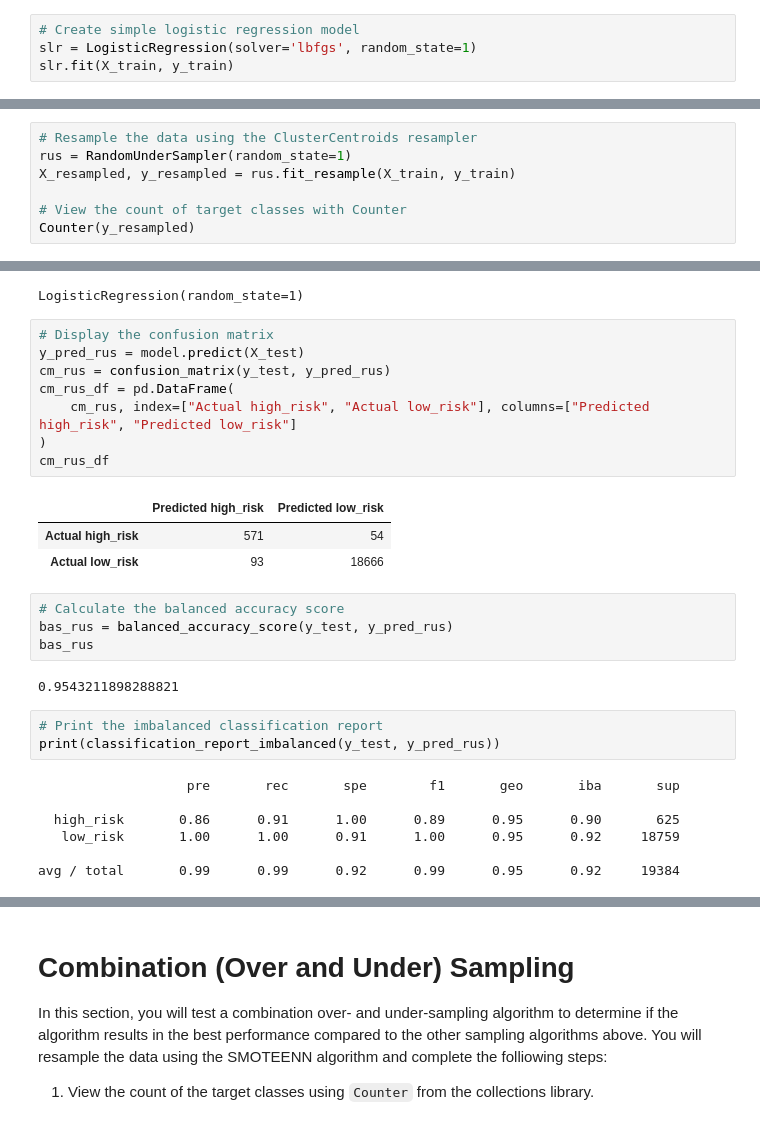
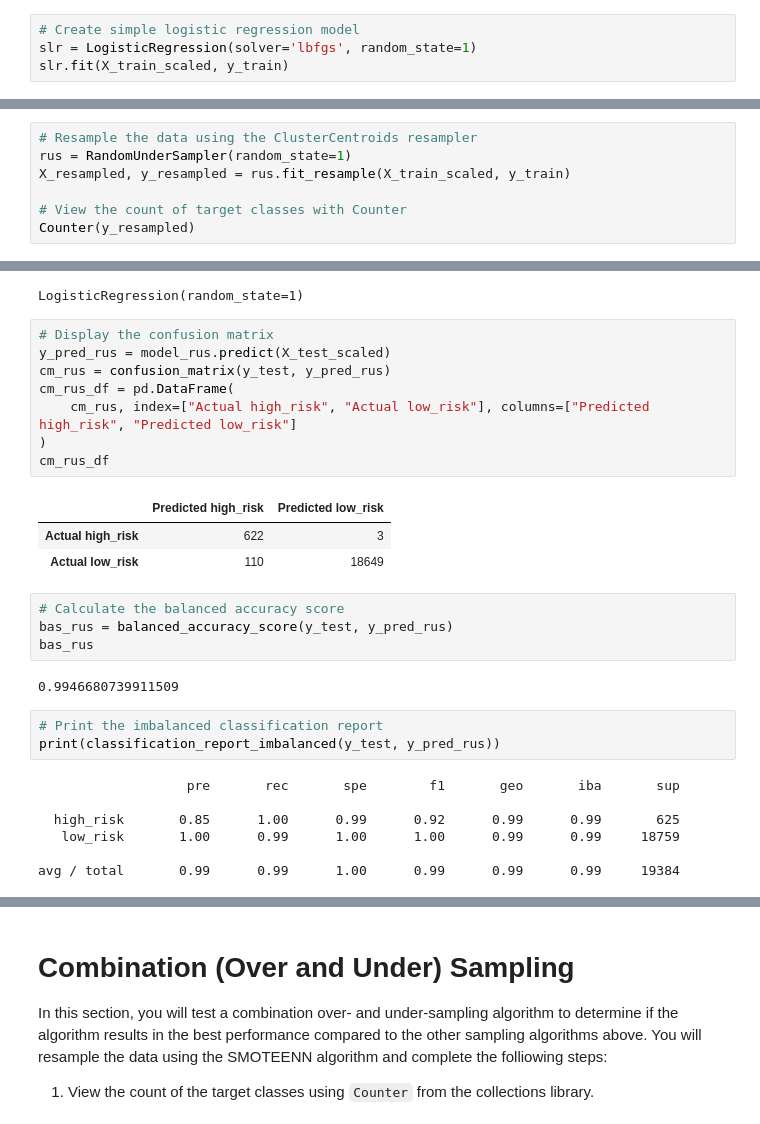
Before and after one commit to mmfsb/Machine_Learning, a Jupyter notebook: Notebooks_and_Data/credit_risk_resampling.ipynb, the cells around one changed output, grey strips where cells are left out. Cells and saved outputs as stored; diff of their text form.

```diff
--- a/Notebooks_and_Data/credit_risk_resampling.ipynb
+++ b/Notebooks_and_Data/credit_risk_resampling.ipynb
@@ -174,7 +174,7 @@ X_test_scaled = X_scaler.transform(X_test)
 # %%
 # Create simple logistic regression model
 slr = LogisticRegression(solver='lbfgs', random_state=1)
-slr.fit(X_train, y_train)
+slr.fit(X_train_scaled, y_train)
 # %% [output]
 LogisticRegression(random_state=1)
 # %%
@@ -381,7 +377,7 @@ Note: Use a random state of 1 for each sampling algorithm to ensure consistency
 # %%
 # Resample the data using the ClusterCentroids resampler
 rus = RandomUnderSampler(random_state=1)
-X_resampled, y_resampled = rus.fit_resample(X_train, y_train)
+X_resampled, y_resampled = rus.fit_resample(X_train_scaled, y_train)
 
 # View the count of target classes with Counter
 Counter(y_resampled)
@@ -395,32 +391,32 @@ model_rus.fit(X_resampled, y_resampled)
 LogisticRegression(random_state=1)
 # %%
 # Display the confusion matrix
-y_pred_rus = model.predict(X_test)
+y_pred_rus = model_rus.predict(X_test_scaled)
 cm_rus = confusion_matrix(y_test, y_pred_rus)
 cm_rus_df = pd.DataFrame(
     cm_rus, index=["Actual high_risk", "Actual low_risk"], columns=["Predicted high_risk", "Predicted low_risk"]
 )
 cm_rus_df
 # %% [output]
 |  | Predicted high_risk | Predicted low_risk |
-| Actual high_risk | 571 | 54 |
-| Actual low_risk | 93 | 18666 |
+| Actual high_risk | 622 | 3 |
+| Actual low_risk | 110 | 18649 |
 # %%
 # Calculate the balanced accuracy score
 bas_rus = balanced_accuracy_score(y_test, y_pred_rus)
 bas_rus
 # %% [output]
-0.9543211898288821
+0.9946680739911509
 # %%
 # Print the imbalanced classification report
 print(classification_report_imbalanced(y_test, y_pred_rus))
 # %% [output]
                    pre       rec       spe        f1       geo       iba       sup
 
-  high_risk       0.86      0.91      1.00      0.89      0.95      0.90       625
-   low_risk       1.00      1.00      0.91      1.00      0.95      0.92     18759
+  high_risk       0.85      1.00      0.99      0.92      0.99      0.99       625
+   low_risk       1.00      0.99      1.00      1.00      0.99      0.99     18759
 
-avg / total       0.99      0.99      0.92      0.99      0.95      0.92     19384
+avg / total       0.99      0.99      1.00      0.99      0.99      0.99     19384
 # %%
 # Displaying results
 print("Confusion Matrix (Cluster Centroids Resampler)")
```
Also changed, not shown: parts of 21 cells of this notebook, 3 other files.
